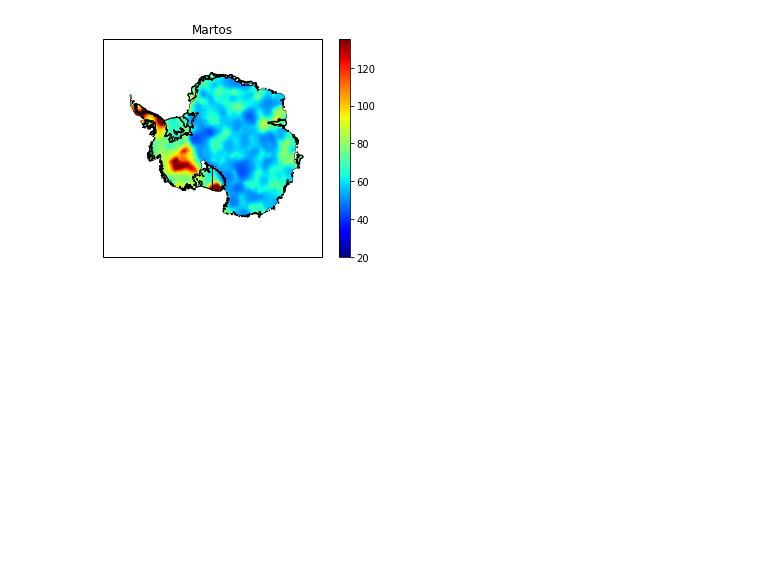
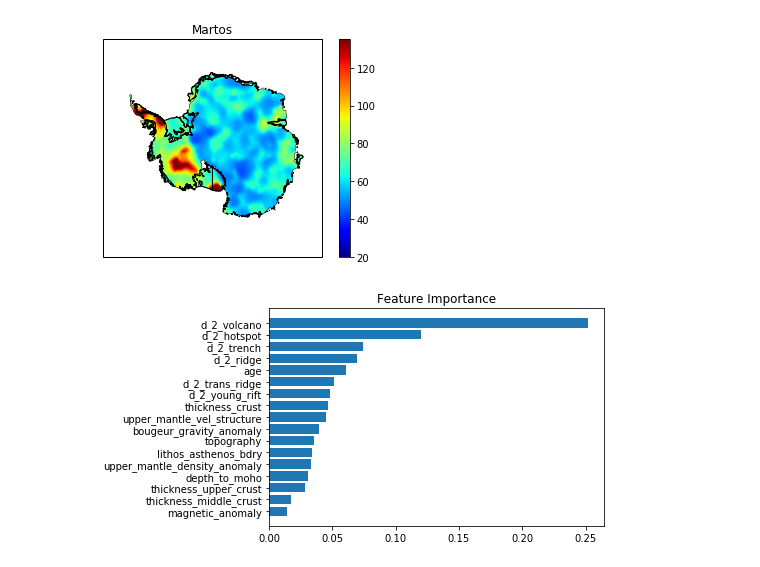
Before and after one commit to kjgoodrick/CSCI_5622_Project_Final, a Jupyter notebook: Generate_Maps.ipynb, the cells around one changed output. Cells and saved outputs as stored; diff of their text form; code cells hidden in the pictures; blank space fills up the shorter version.

Commit message:
feature importance plot

```diff
--- a/Generate_Maps.ipynb
+++ b/Generate_Maps.ipynb
@@ -35,3 +35,8 @@ plt_ant_feat(z, x=x, y=y, ups=True, title='Martos')
 # %% [output]
 [figure]
 [figure]
+# %%
+# Feature Importance
+randomforest.plot_features()
+# %% [output]
+[figure, added]
```
Also changed, not shown: 1 other file.
